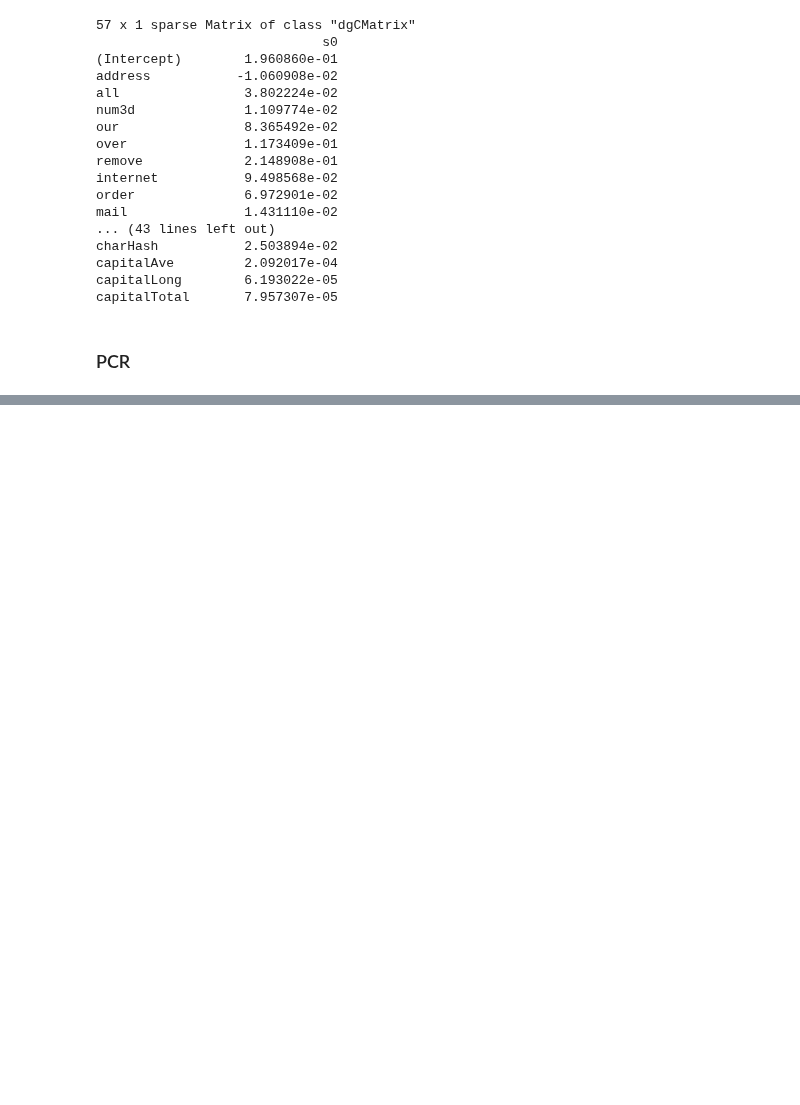
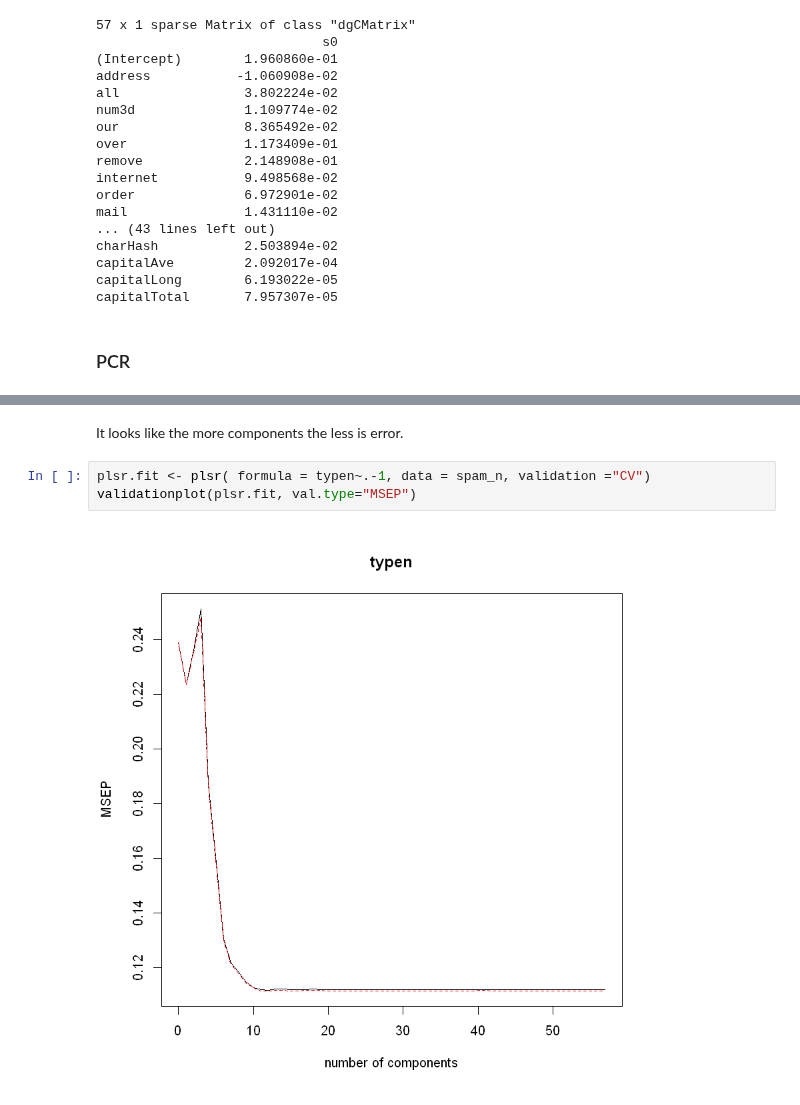
Before and after one commit to kuzn137/Statistical_problems, a Jupyter notebook: Ch3RESL.ipynb, the cells around one changed output, grey strips where cells are left out. Saved outputs shown, nothing was run; the diff lists cells and outputs as text; blank space fills up the shorter version.

```diff
--- a/Ch3RESL.ipynb
+++ b/Ch3RESL.ipynb
@@ -561,0 +570,7 @@ ERROR: Error in pcr(formula = Y ~ . - 1, data = spam_train, validation = "CV"):
+# %% [markdown]
+It looks like the more components the less is error.
+# %%
+plsr.fit <- plsr( formula = typen~.-1, data = spam_n, validation ="CV")
+validationplot(plsr.fit, val.type="MSEP")
+# %% [output]
+[figure, added]
```
Also changed, not shown: parts of 10 cells of this notebook.
